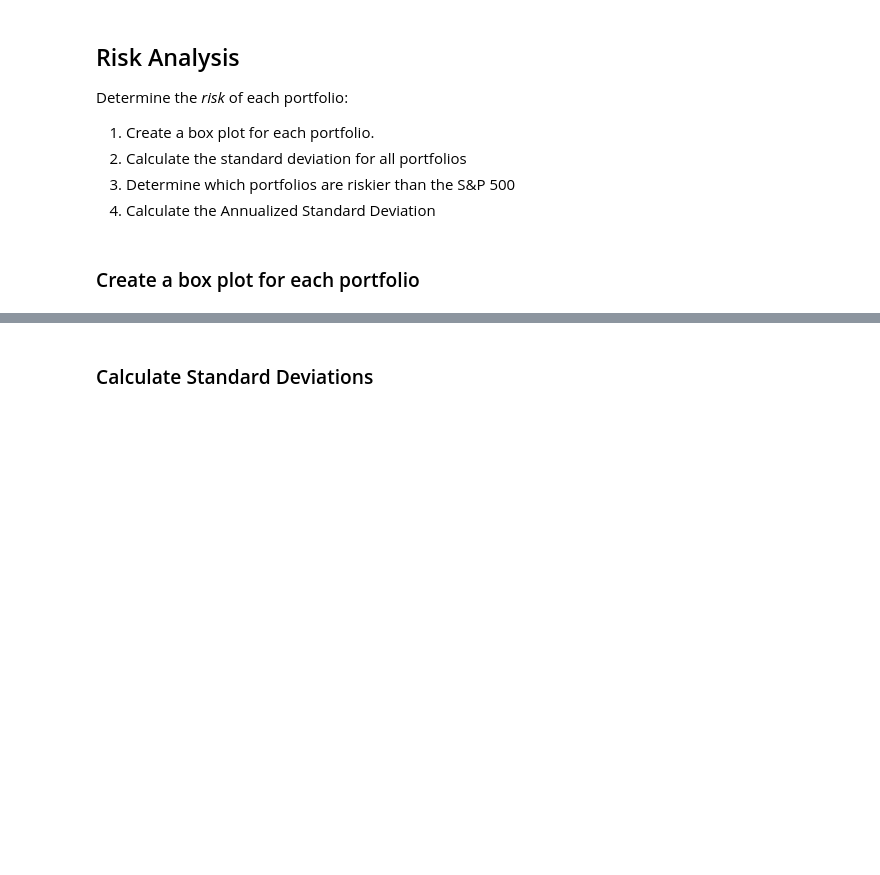
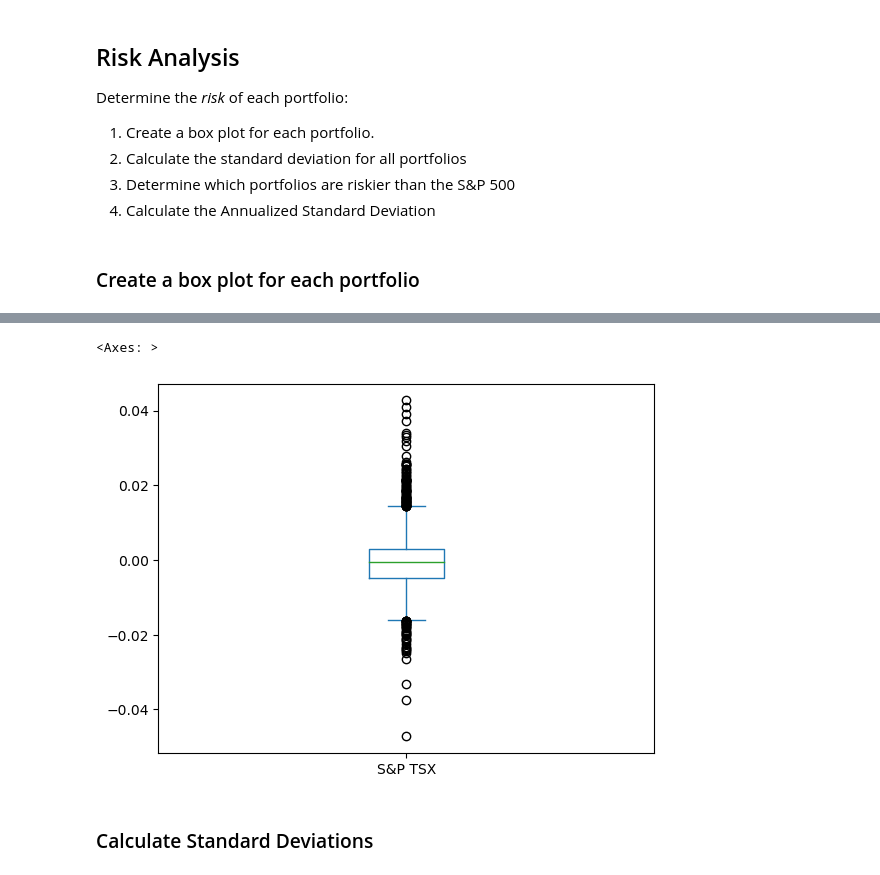
Before and after one commit to eyva19/Portfolio_perfomance_assessment, a Jupyter notebook: whale_analysis.ipynb, the cells around one changed output, grey strips where cells are left out. Drawn from its saved outputs; the diff is of its cells as text; code cells hidden in the pictures; blank space fills up the shorter version.

```diff
--- a/whale_analysis.ipynb
+++ b/whale_analysis.ipynb
@@ -259,3 +268,8 @@ Determine the _risk_ of each portfolio:
+# %%
+daily_df.plot.box()
+# %% [output]
+<Axes: >
+[figure, added]
 # %% [markdown]
 ### Calculate Standard Deviations
 # %%
```
Also changed, not shown: parts of 5 cells of this notebook.
